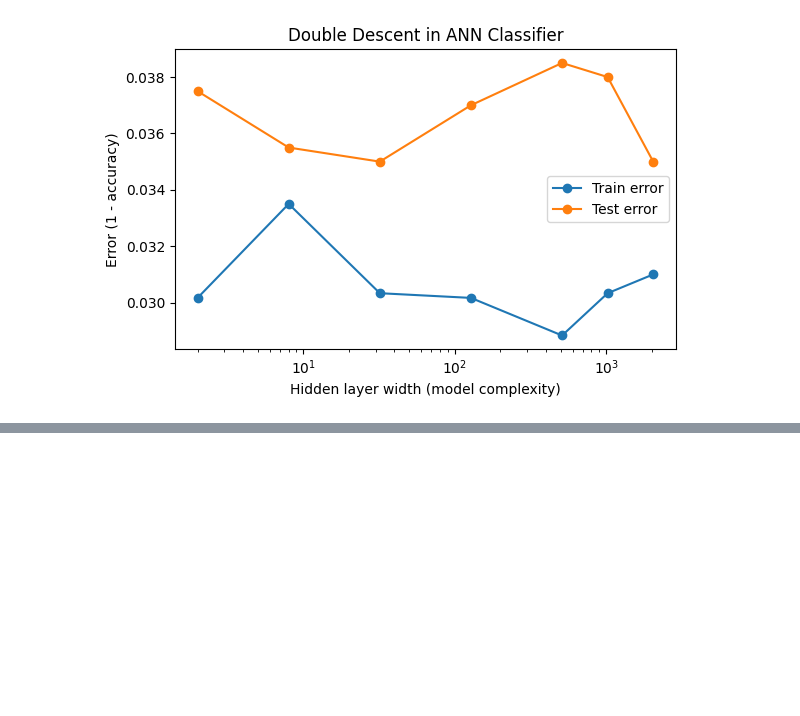
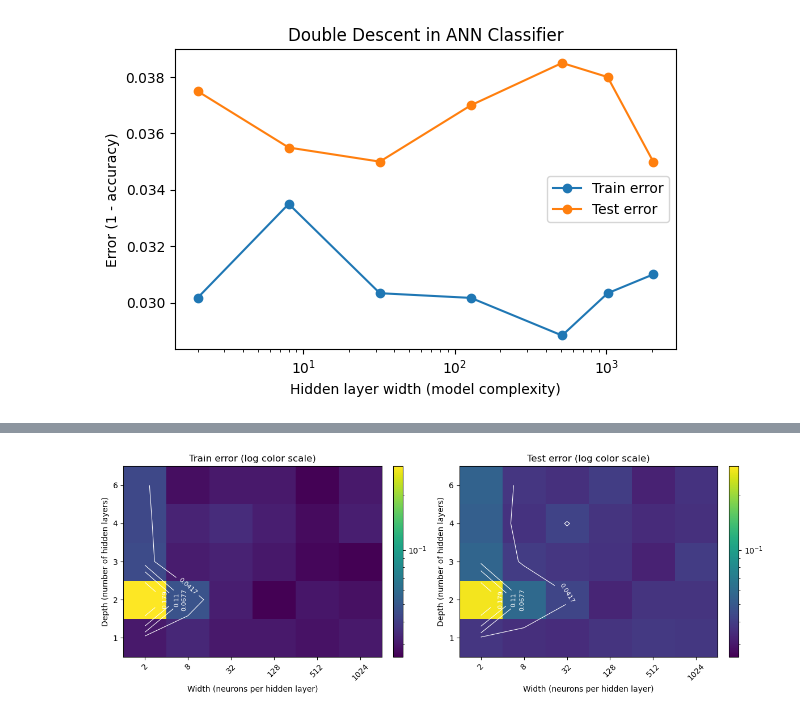
Before and after one commit to Pawelbure/github_repo_EJP_AI-in-physics_v3, a Jupyter notebook: SupervisedML_1_Classifying-astronomical-objects/Supervised_ML_Classifying-astronomical-objects_ANN_validated.ipynb, the cells around one changed output, grey strips where cells are left out. Saved outputs shown, nothing was run; the diff lists cells and outputs as text; code cells hidden in the pictures; blank space fills up the shorter version.

```diff
--- a/SupervisedML_1_Classifying-astronomical-objects/Supervised_ML_Classifying-astronomical-objects_ANN_validated.ipynb
+++ b/SupervisedML_1_Classifying-astronomical-objects/Supervised_ML_Classifying-astronomical-objects_ANN_validated.ipynb
@@ -563,0 +566,74 @@ depth= 3, width= 128 -> train_err=0.030, test_err=0.036
+# %%
+from matplotlib.colors import LogNorm
+import numpy as np
+
+# Avoid problems if any error is exactly zero
+eps = 1e-4
+err_train_plot = np.clip(err_train, eps, None)
+err_test_plot  = np.clip(err_test,  eps, None)
+
+# Use a common normalization so both plots are comparable
+vmin = min(err_train_plot.min(), err_test_plot.min())
+vmax = max(err_train_plot.max(), err_test_plot.max())
+norm = LogNorm(vmin=vmin, vmax=vmax)
+
+width_ticks = np.arange(W)
+depth_ticks = np.arange(D)
+
+fig, axes = plt.subplots(1, 2, figsize=(12, 4.5))
+
+# choose log-spaced contour levels
+levels = np.geomspace(vmin, vmax, 6)
+
+# Train error
+im0 = axes[0].imshow(
+    err_train_plot,
+    origin='lower',
+    aspect='auto',
+    cmap='viridis',
+    norm=norm
+)
+cs0 = axes[0].contour(
+    err_train_plot,
+    colors='w',
+    linewidths=0.8,
+    levels=levels
+)
+axes[0].clabel(cs0, inline=True, fontsize=8, fmt="%.3g")
+axes[0].set_xticks(width_ticks)
+axes[0].set_xticklabels([str(w) for w in grid_widths], rotation=45)
+axes[0].set_yticks(depth_ticks)
+axes[0].set_yticklabels([str(d) for d in grid_depths])
+axes[0].set_xlabel("Width (neurons per hidden layer)")
+axes[0].set_ylabel("Depth (number of hidden layers)")
+axes[0].set_title("Train error (log color scale)")
+fig.colorbar(im0, ax=axes[0], fraction=0.046, pad=0.04)
+
+# Test error
+im1 = axes[1].imshow(
+    err_test_plot,
+    origin='lower',
+    aspect='auto',
+    cmap='viridis',
+    norm=norm
+)
+cs1 = axes[1].contour(
+    err_test_plot,
+    colors='w',
+    linewidths=0.8,
+    levels=levels
+)
+axes[1].clabel(cs1, inline=True, fontsize=8, fmt="%.3g")
+axes[1].set_xticks(width_ticks)
+axes[1].set_xticklabels([str(w) for w in grid_widths], rotation=45)
+axes[1].set_yticks(depth_ticks)
+axes[1].set_yticklabels([str(d) for d in grid_depths])
+axes[1].set_xlabel("Width (neurons per hidden layer)")
+axes[1].set_ylabel("Depth (number of hidden layers)")
+axes[1].set_title("Test error (log color scale)")
+fig.colorbar(im1, ax=axes[1], fraction=0.046, pad=0.04)
+
+plt.tight_layout()
+plt.show()
+# %% [output]
+[figure, added]
```
Also changed, not shown: parts of 1 cell of this notebook.
